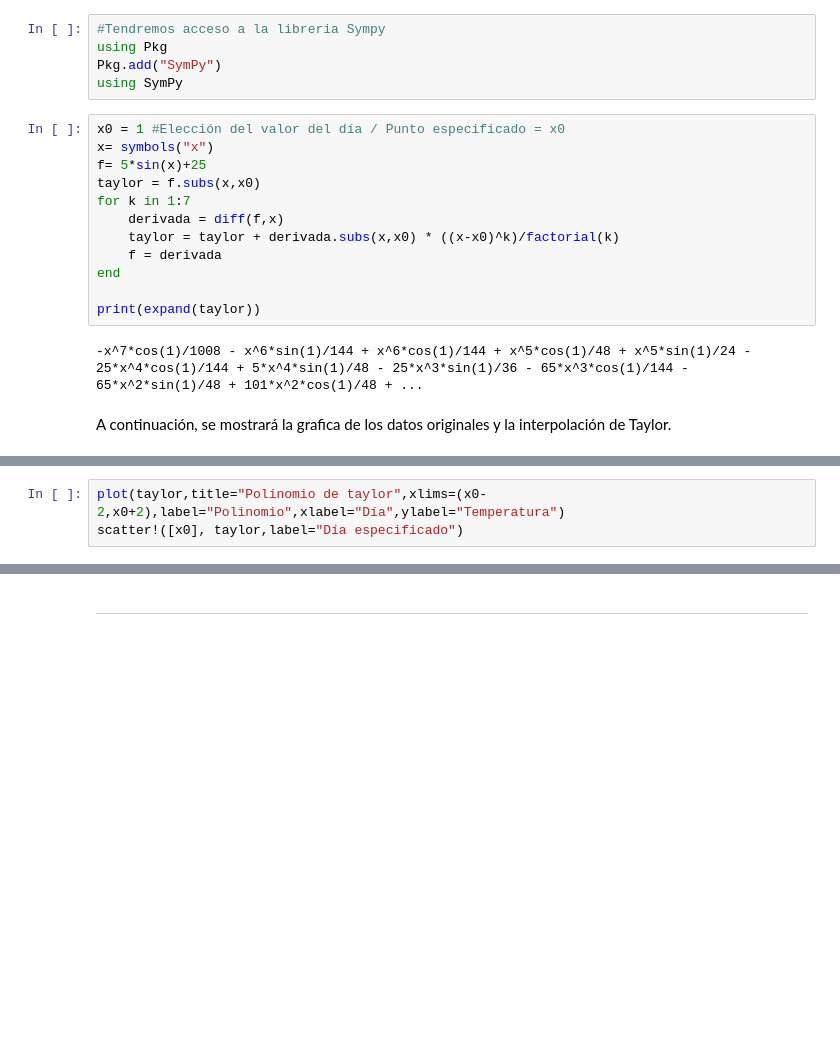
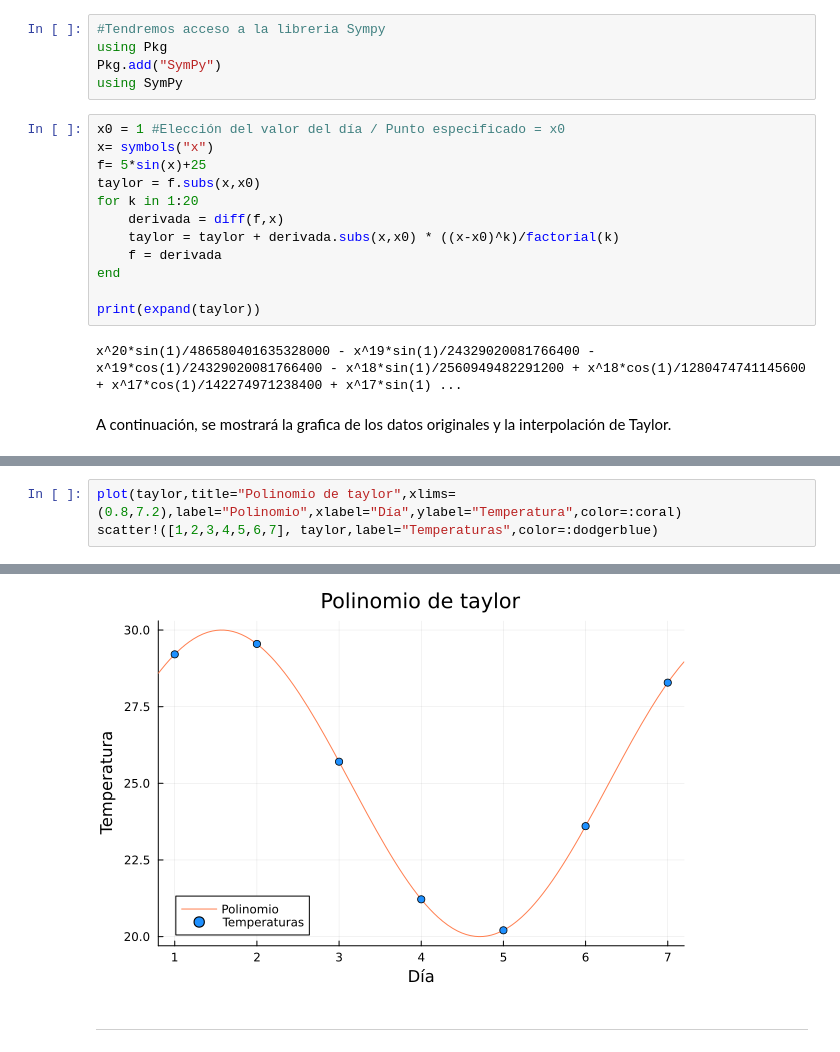
Before and after one commit to cesardarizaleta/Calculo-Grupal, a Jupyter notebook: Proyectos/PrediccionMeteorologica/interpolaciones.ipynb, the cells around one changed output, grey strips where cells are left out. Drawn from its saved outputs; the diff is of its cells as text; blank space fills up the shorter version.

Commit message:
Agregando mas dias a la grafica de taylor

```diff
--- a/Proyectos/PrediccionMeteorologica/interpolaciones.ipynb
+++ b/Proyectos/PrediccionMeteorologica/interpolaciones.ipynb
@@ -62,7 +62,7 @@ x0 = 1 #Elección del valor del día / Punto especificado = x0
 x= symbols("x")
 f= 5*sin(x)+25
 taylor = f.subs(x,x0)
-for k in 1:7
+for k in 1:20
     derivada = diff(f,x)
     taylor = taylor + derivada.subs(x,x0) * ((x-x0)^k)/factorial(k)
     f = derivada
@@ -70,7 +70,7 @@ end
 
 print(expand(taylor))
 # %% [output]
--x^7*cos(1)/1008 - x^6*sin(1)/144 + x^6*cos(1)/144 + x^5*cos(1)/48 + x^5*sin(1)/24 - 25*x^4*cos(1)/144 + 5*x^4*sin(1)/48 - 25*x^3*sin(1)/36 - 65*x^3*cos(1)/144 - 65*x^2*sin(1)/48 + 101*x^2*cos(1)/48 + ...
+x^20*sin(1)/486580401635328000 - x^19*sin(1)/24329020081766400 - x^19*cos(1)/24329020081766400 - x^18*sin(1)/2560949482291200 + x^18*cos(1)/1280474741145600 + x^17*cos(1)/142274971238400 + x^17*sin(1) ...
 # %% [markdown]
 A continuación, se mostrará la grafica de los datos originales y la interpolación de Taylor.
 # %%
@@ -80,6 +80,6 @@ scatter(x, y, xlabel="Día", ylabel="Valor de la temperatura", title="Temperatur
 # %% [output]
 [drawing not drawn]
 # %%
-plot(taylor,title="Polinomio de taylor",xlims=(x0-2,x0+2),label="Polinomio",xlabel="Día",ylabel="Temperatura")
-scatter!([x0], taylor,label="Día especificado")
+plot(taylor,title="Polinomio de taylor",xlims=(0.8,7.2),label="Polinomio",xlabel="Día",ylabel="Temperatura",color=:coral)
+scatter!([1,2,3,4,5,6,7], taylor,label="Temperaturas",color=:dodgerblue)
 # %% [output]
@@ -87,3 +86,4 @@ scatter!([x0], taylor,label="Día especificado")
+[figure, added]
 # %% [markdown]
 ---
 # %% [markdown]
```
Also changed, not shown: parts of 2 cells of this notebook.
